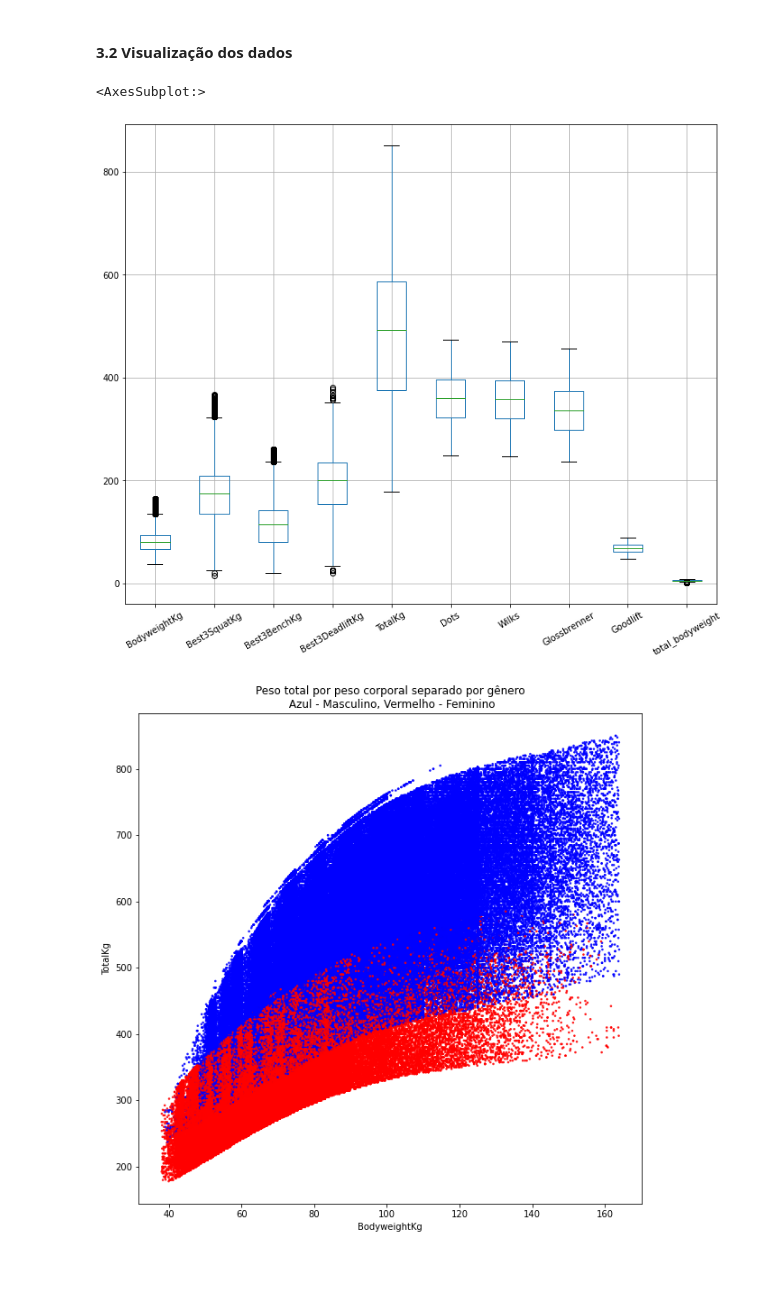
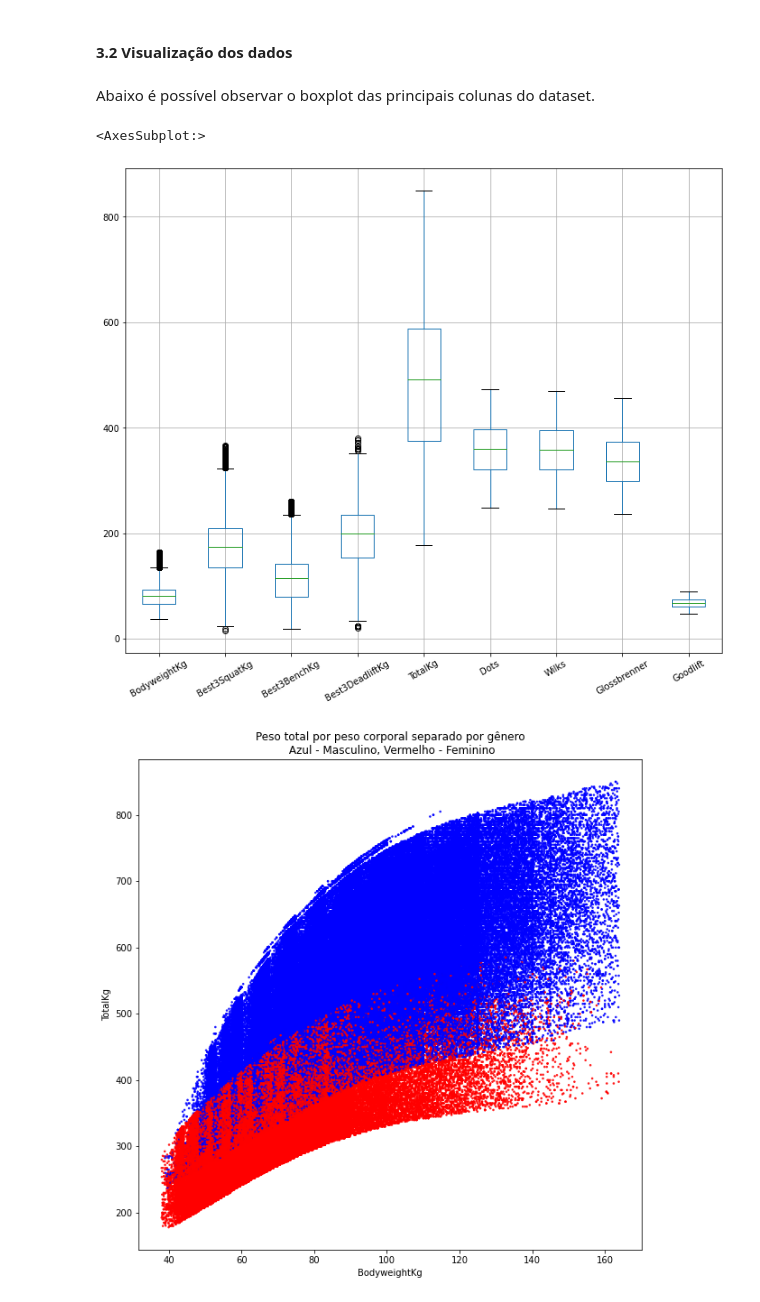
Before and after one commit to maluwastaken/Intro-Data-Science, a Jupyter notebook: powerlifting.ipynb, the cells around one changed output. Drawn from its saved outputs; the diff is of its cells as text; code cells hidden in the pictures; blank space fills up the shorter version.

```diff
--- a/powerlifting.ipynb
+++ b/powerlifting.ipynb
@@ -181,7 +169,6 @@ dtype: object
 # %% [markdown]
 Percebe-se que há diversas colunas com tipo "object", portanto é feita a troca para categoria e a criação de novas colunas com os valores traduzidos para códigos.
 # %%
-df['SexN'] = df['Sex']
 df['Sex'] = df['Sex'].astype('category')
 df['Equipment'] = df['Equipment'].astype('category')
 df['Division'] = df['Division'].astype('category')
@@ -1048,9 +1061,11 @@ dfnaclean.corr()
 | total_bodyweight | 0.515372 | -0.171554 | 0.504804 | 0.466356 | 0.502034 | 0.517459 | 0.752355 | 0.757864 | ... |
 # %% [markdown]
 #### 3.2 Visualização dos dados
+# %% [markdown]
+Abaixo é possível observar o boxplot das principais colunas do dataset.
 # %%
-dfnaclean[['BodyweightKg', 'Best3SquatKg', 'Best3BenchKg', 'Best3DeadliftKg', 'TotalKg', 'Dots', 'Wilks', 'Glossbrenner', 'Goodlift', 'total_bodyweight']].boxplot(rot=30, figsize=(12, 10))
+dfnaclean[['BodyweightKg', 'Best3SquatKg', 'Best3BenchKg', 'Best3DeadliftKg', 'TotalKg', 'Dots', 'Wilks', 'Glossbrenner', 'Goodlift']].boxplot(rot=30, figsize=(12, 10))
 # %% [output]
 <AxesSubplot:>
-[figure, old version]
+[figure, new version]
 # %%
```
Also changed, not shown: parts of 58 cells of this notebook.
